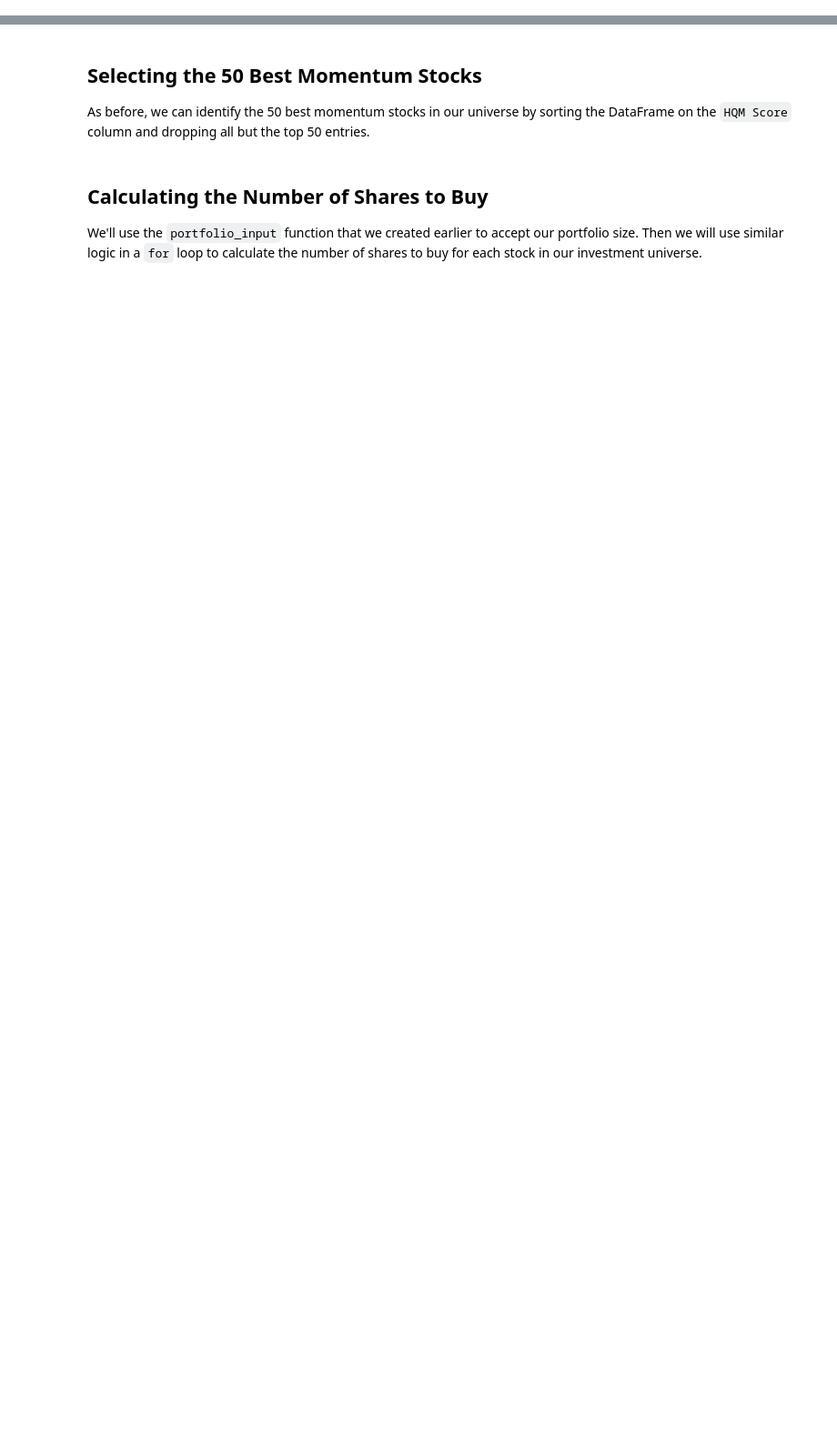
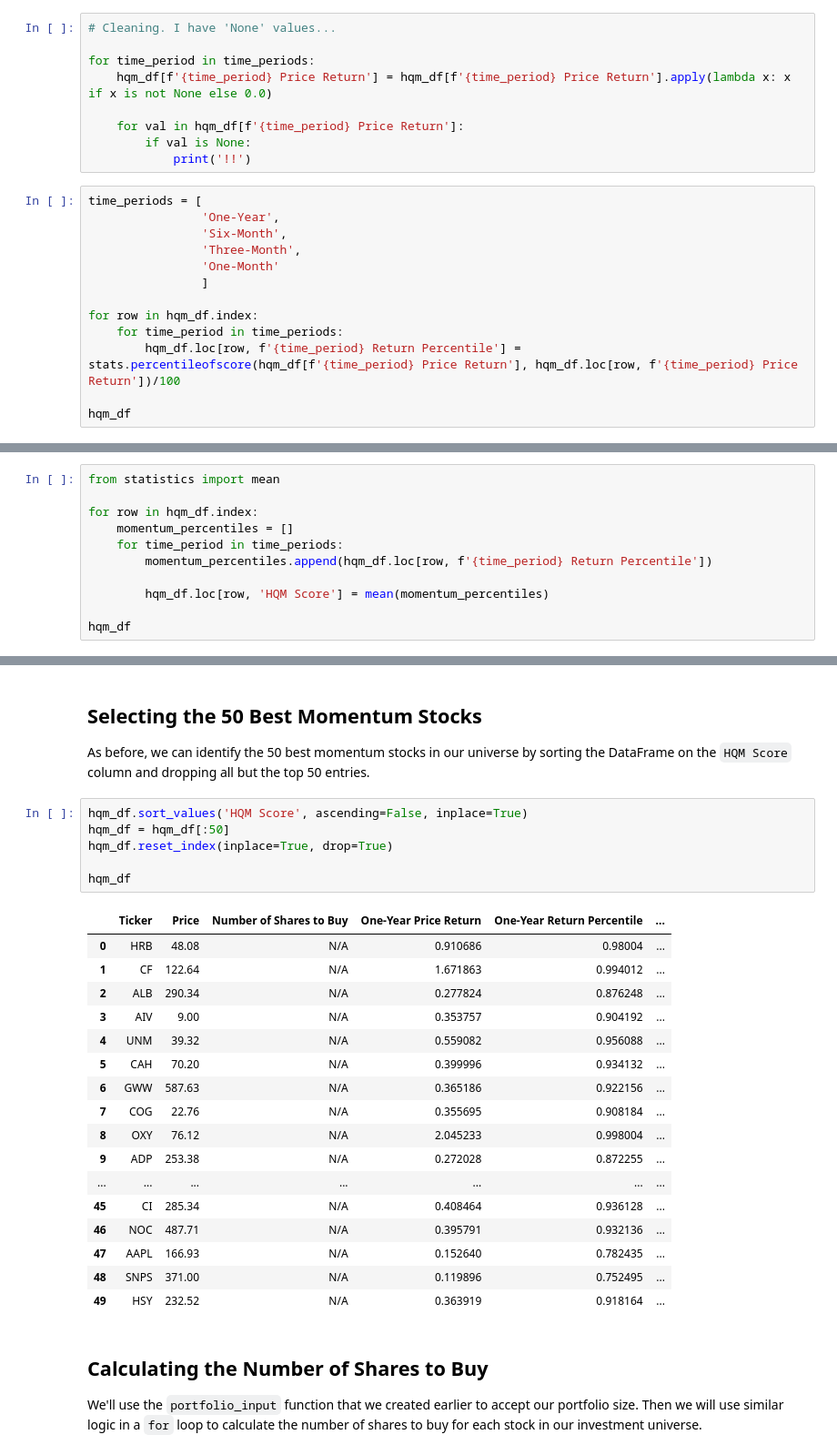
Before and after one commit to royyannick/algorithmic-trading-python, a Jupyter notebook: starter_files/002_quantitative_momentum_strategy.ipynb, the cells around one changed output, grey strips where cells are left out. Shown: that part at 91% size. Saved outputs shown, nothing was run; the diff lists cells and outputs as text; blank space fills up the shorter version.

Commit message:
Updated the Momentum Strategy Code

```diff
--- a/starter_files/002_quantitative_momentum_strategy.ipynb
+++ b/starter_files/002_quantitative_momentum_strategy.ipynb
@@ -135,3 +285,25 @@ We now need to calculate momentum percentile scores for every stock in the unive
 * `One-Month Price Return`
 
 Here's how we'll do this:
+# %%
+# Cleaning. I have 'None' values...
+
+for time_period in time_periods:
+    hqm_df[f'{time_period} Price Return'] = hqm_df[f'{time_period} Price Return'].apply(lambda x: x if x is not None else 0.0)
+
+    for val in hqm_df[f'{time_period} Price Return']:
+        if val is None:
+            print('!!')
+# %%
+time_periods = [
+                'One-Year',
+                'Six-Month',
+                'Three-Month',
+                'One-Month'
+                ]
+
+for row in hqm_df.index:
+    for time_period in time_periods:
+        hqm_df.loc[row, f'{time_period} Return Percentile'] = stats.percentileofscore(hqm_df[f'{time_period} Price Return'], hqm_df.loc[row, f'{time_period} Price Return'])/100
+
+hqm_df
@@ -143,3 +329,14 @@ We'll now calculate our `HQM Score`, which is the high-quality momentum score th
 The `HQM Score` will be the arithmetic mean of the 4 momentum percentile scores that we calculated in the last section.
 
 To calculate arithmetic mean, we will use the `mean` function from Python's built-in `statistics` module.
+# %%
+from statistics import mean
+
+for row in hqm_df.index:
+    momentum_percentiles = []
+    for time_period in time_periods:
+        momentum_percentiles.append(hqm_df.loc[row, f'{time_period} Return Percentile'])
+
+        hqm_df.loc[row, 'HQM Score'] = mean(momentum_percentiles)
+
+hqm_df
@@ -147,6 +358,30 @@ To calculate arithmetic mean, we will use the `mean` function from Python's buil
 ## Selecting the 50 Best Momentum Stocks
 
 As before, we can identify the 50 best momentum stocks in our universe by sorting the DataFrame on the `HQM Score` column and dropping all but the top 50 entries.
+# %%
+hqm_df.sort_values('HQM Score', ascending=False, inplace=True)
+hqm_df = hqm_df[:50]
+hqm_df.reset_index(inplace=True, drop=True)
+
+hqm_df
+# %% [output]
+|  | Ticker | Price | Number of Shares to Buy | One-Year Price Return | One-Year Return Percentile | ... |
+| 0 | HRB | 48.08 | N/A | 0.910686 | 0.98004 | ... |
+| 1 | CF | 122.64 | N/A | 1.671863 | 0.994012 | ... |
+| 2 | ALB | 290.34 | N/A | 0.277824 | 0.876248 | ... |
+| 3 | AIV | 9.00 | N/A | 0.353757 | 0.904192 | ... |
+| 4 | UNM | 39.32 | N/A | 0.559082 | 0.956088 | ... |
+| 5 | CAH | 70.20 | N/A | 0.399996 | 0.934132 | ... |
+| 6 | GWW | 587.63 | N/A | 0.365186 | 0.922156 | ... |
+| 7 | COG | 22.76 | N/A | 0.355695 | 0.908184 | ... |
+| 8 | OXY | 76.12 | N/A | 2.045233 | 0.998004 | ... |
+| 9 | ADP | 253.38 | N/A | 0.272028 | 0.872255 | ... |
+| ... | ... | ... | ... | ... | ... | ... |
+| 45 | CI | 285.34 | N/A | 0.408464 | 0.936128 | ... |
+| 46 | NOC | 487.71 | N/A | 0.395791 | 0.932136 | ... |
+| 47 | AAPL | 166.93 | N/A | 0.152640 | 0.782435 | ... |
+| 48 | SNPS | 371.00 | N/A | 0.119896 | 0.752495 | ... |
+| 49 | HSY | 232.52 | N/A | 0.363919 | 0.918164 | ... |
 # %% [markdown]
 ## Calculating the Number of Shares to Buy
 
```
Also changed, not shown: parts of 12 cells of this notebook.
